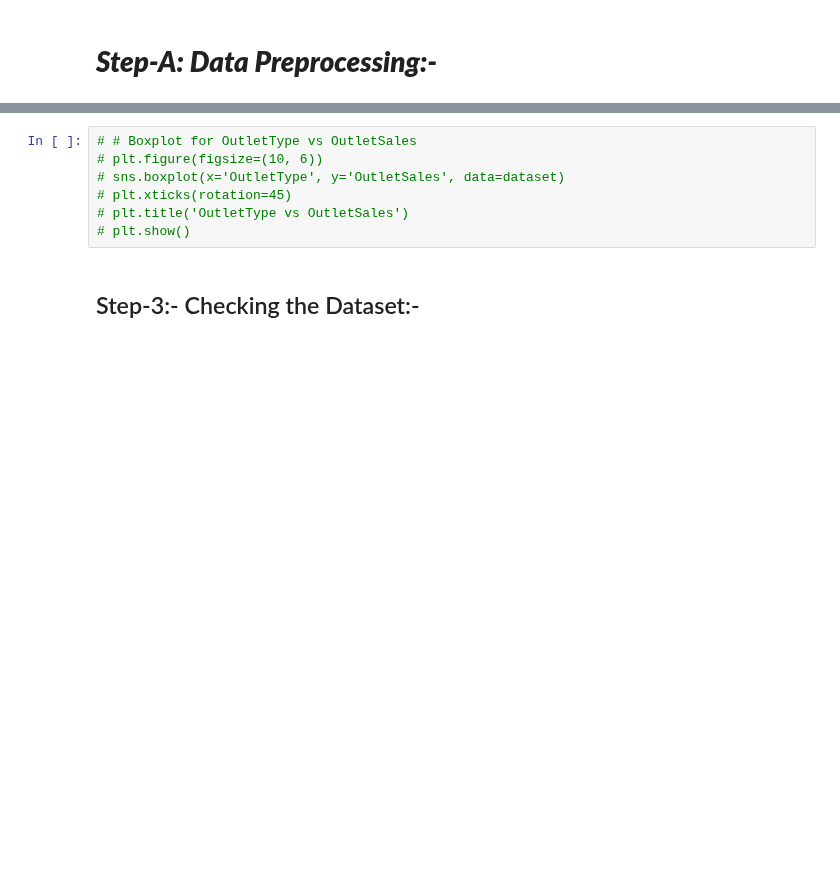
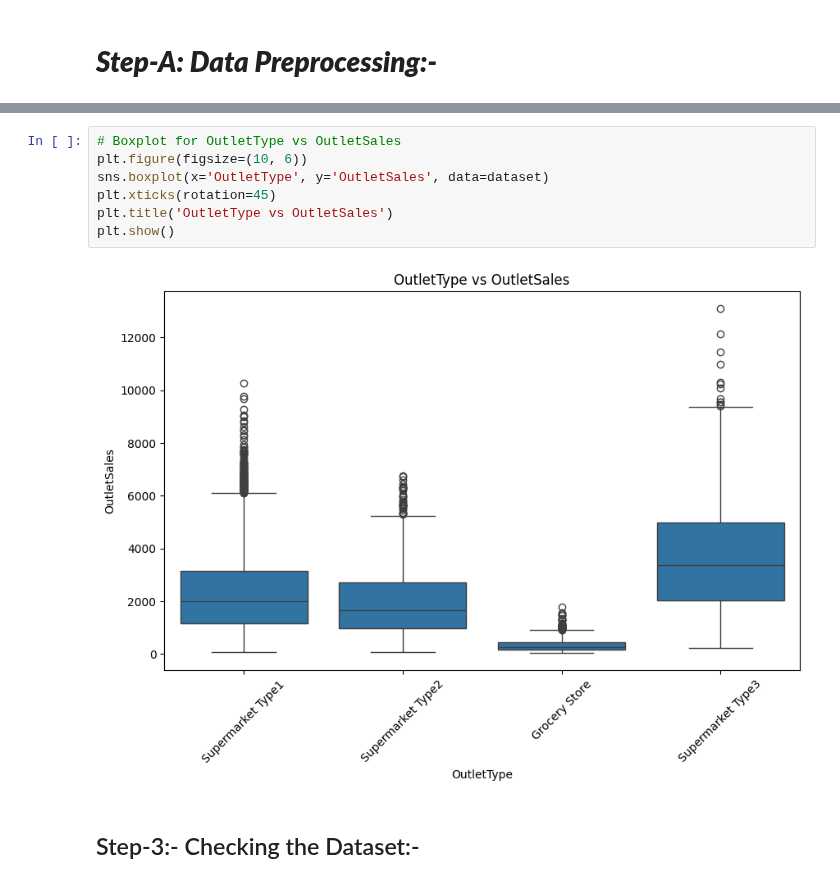
Before and after one commit to rajan-dhinoja/machine_learning_projects, a Jupyter notebook: Sales_Prediction.ipynb, the cells around one changed output, grey strips where cells are left out. Cells and saved outputs as stored; diff of their text form; blank space fills up the shorter version.

```diff
--- a/Sales_Prediction.ipynb
+++ b/Sales_Prediction.ipynb
@@ -89,10 +89,12 @@ plt.show()
 # %%
-# # Boxplot for OutletType vs OutletSales
-# plt.figure(figsize=(10, 6))
-# sns.boxplot(x='OutletType', y='OutletSales', data=dataset)
-# plt.xticks(rotation=45)
-# plt.title('OutletType vs OutletSales')
-# plt.show()
+# Boxplot for OutletType vs OutletSales
+plt.figure(figsize=(10, 6))
+sns.boxplot(x='OutletType', y='OutletSales', data=dataset)
+plt.xticks(rotation=45)
+plt.title('OutletType vs OutletSales')
+plt.show()
+# %% [output]
+[figure, added]
 # %% [markdown]
 ## Step-3:- Checking the Dataset:-
 # %% [markdown]
```
Also changed, not shown: parts of 15 cells of this notebook.
